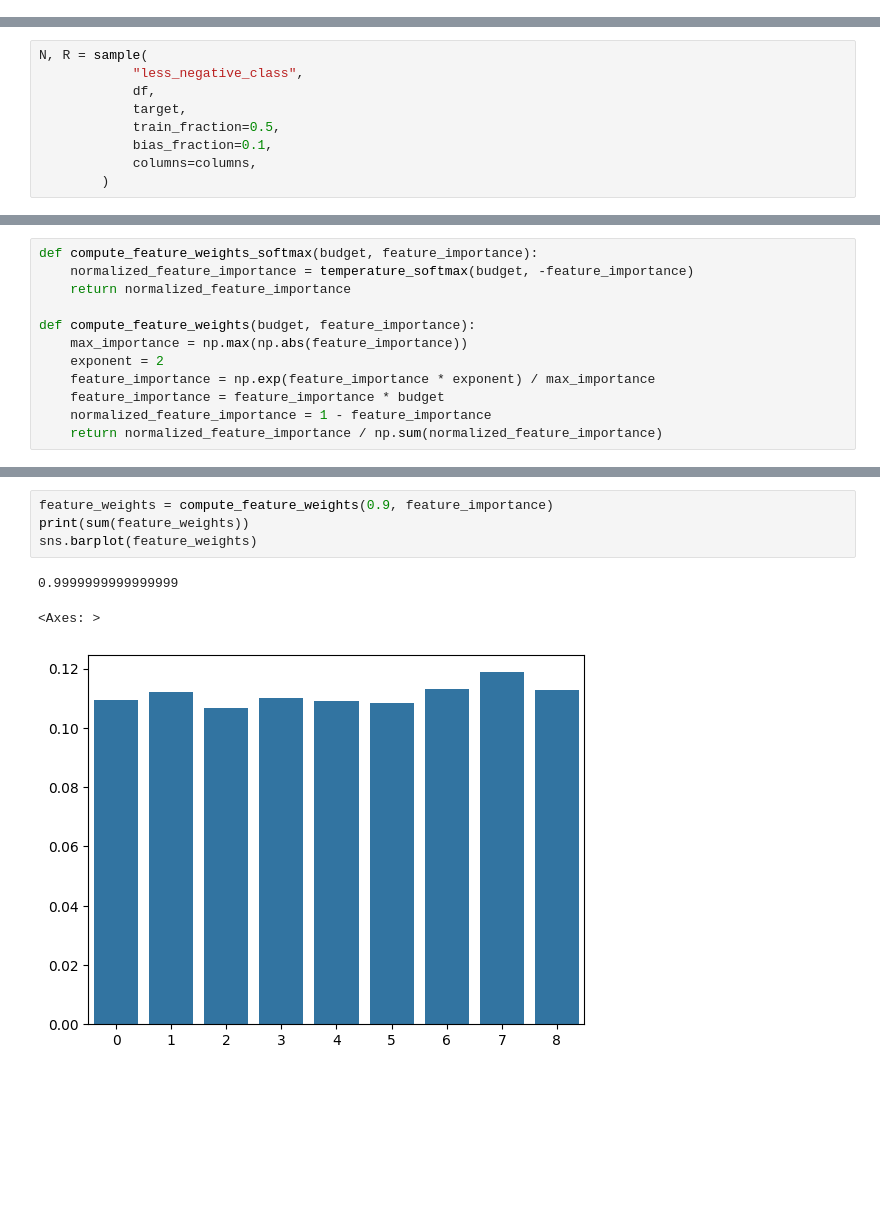
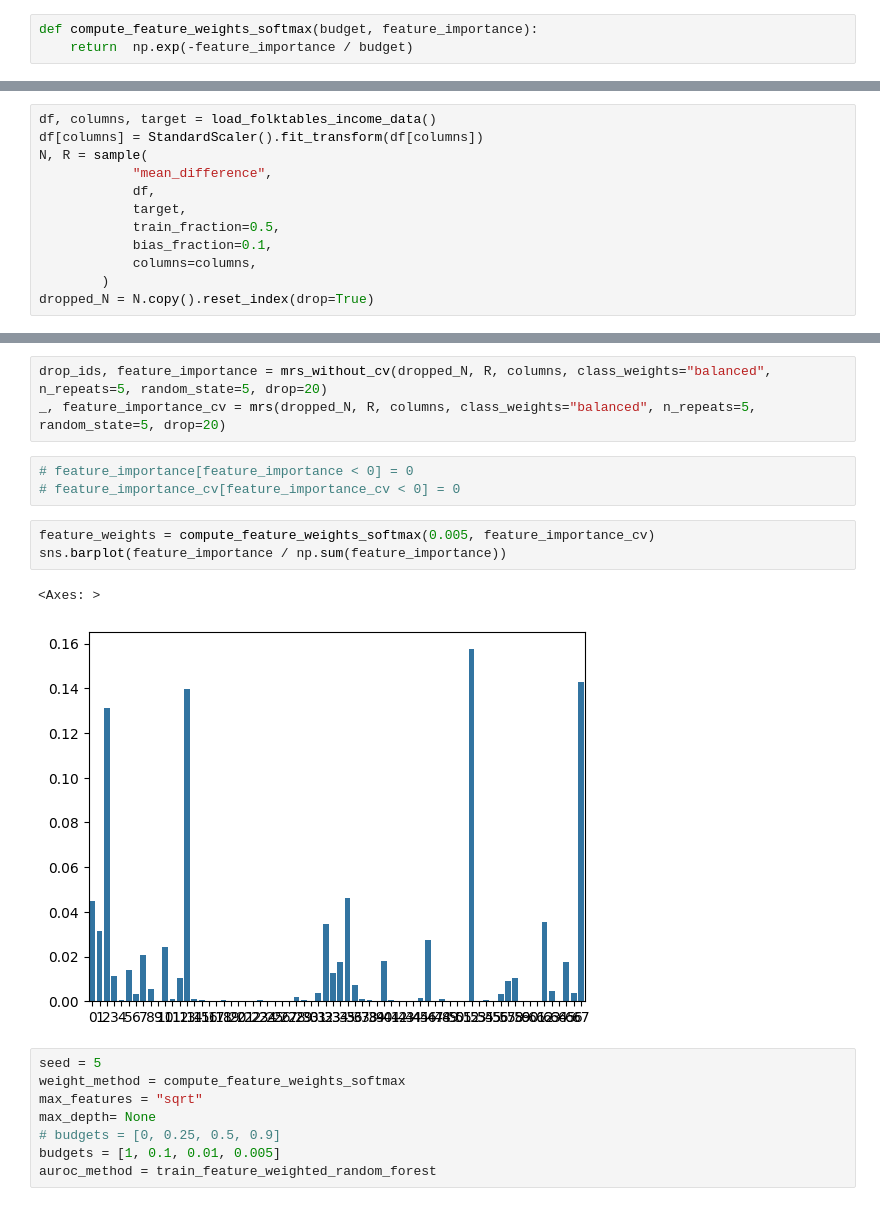
Before and after one commit to kramerlab/FeatureWeightDebiasing, a Jupyter notebook: src/develop_feature_weighting.ipynb, the cells around one changed output, grey strips where cells are left out. Cells and saved outputs as stored; diff of their text form; blank space fills up the shorter version.

```diff
--- a/src/develop_feature_weighting.ipynb
+++ b/src/develop_feature_weighting.ipynb
@@ -20,0 +17,3 @@ df[columns] = StandardScaler().fit_transform(df[columns])
+# %%
+def compute_feature_weights_softmax(budget, feature_importance):
+    return  np.exp(-feature_importance / budget)
@@ -21,9 +27,12 @@ df[columns] = StandardScaler().fit_transform(df[columns])
 # %%
+df, columns, target = load_folktables_income_data()
+df[columns] = StandardScaler().fit_transform(df[columns])
 N, R = sample(
-            "less_negative_class",
+            "mean_difference",
             df,
             target,
             train_fraction=0.5,
             bias_fraction=0.1,
             columns=columns,
         )
+dropped_N = N.copy().reset_index(drop=True)
@@ -37,12 +40,0 @@ def temperature_softmax(temperature, weights):
-# %%
-def compute_feature_weights_softmax(budget, feature_importance):
-    normalized_feature_importance = temperature_softmax(budget, -feature_importance)
-    return normalized_feature_importance
-
-def compute_feature_weights(budget, feature_importance):
-    max_importance = np.max(np.abs(feature_importance))
-    exponent = 2
-    feature_importance = np.exp(feature_importance * exponent) / max_importance
-    feature_importance = feature_importance * budget
-    normalized_feature_importance = 1 - feature_importance
-    return normalized_feature_importance / np.sum(normalized_feature_importance)
@@ -54,9 +41,21 @@ sns.barplot(feature_importance)
-# %%
-feature_weights = compute_feature_weights(0.9, feature_importance)
-print(sum(feature_weights))
-sns.barplot(feature_weights)
-# %% [output]
-0.9999999999999999
-<Axes: >
-[figure, removed]
+# %%
+drop_ids, feature_importance = mrs_without_cv(dropped_N, R, columns, class_weights="balanced", n_repeats=5, random_state=5, drop=20)
+_, feature_importance_cv = mrs(dropped_N, R, columns, class_weights="balanced", n_repeats=5, random_state=5, drop=20)
+# %%
+# feature_importance[feature_importance < 0] = 0
+# feature_importance_cv[feature_importance_cv < 0] = 0
+# %%
+feature_weights = compute_feature_weights_softmax(0.005, feature_importance_cv)
+sns.barplot(feature_importance / np.sum(feature_importance))
+# %% [output]
+<Axes: >
+[figure, added]
+# %%
+seed = 5
+weight_method = compute_feature_weights_softmax
+max_features = "sqrt"
+max_depth= None
+# budgets = [0, 0.25, 0.5, 0.9]
+budgets = [1, 0.1, 0.01, 0.005]
+auroc_method = train_feature_weighted_random_forest
 # %%
```
Also changed, not shown: parts of 13 cells of this notebook, 19 other files.
